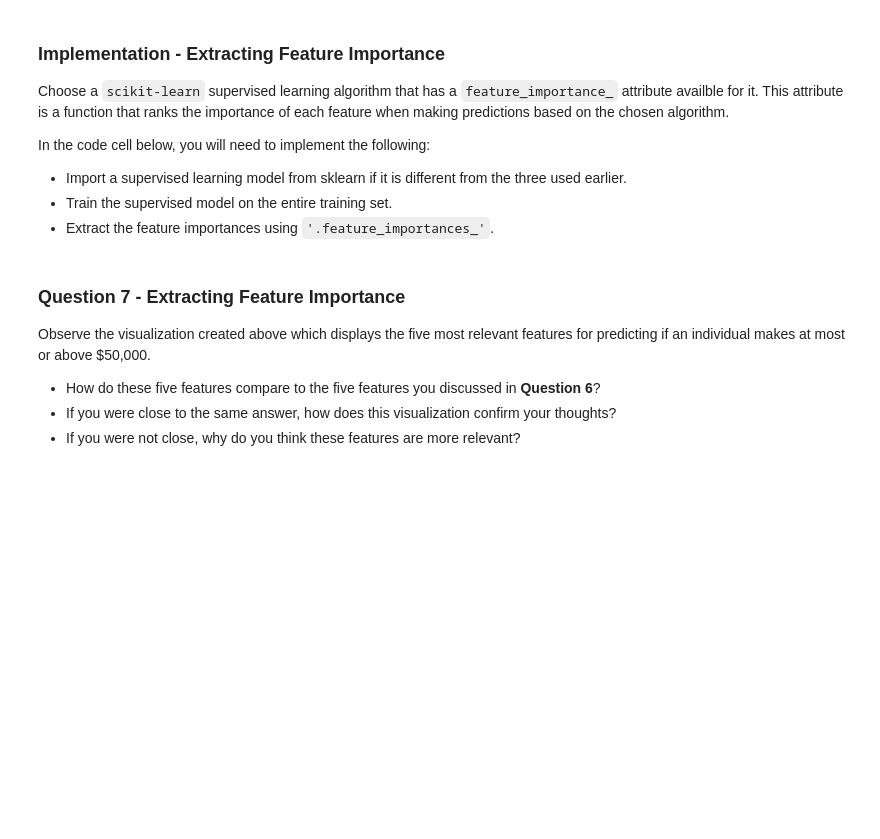
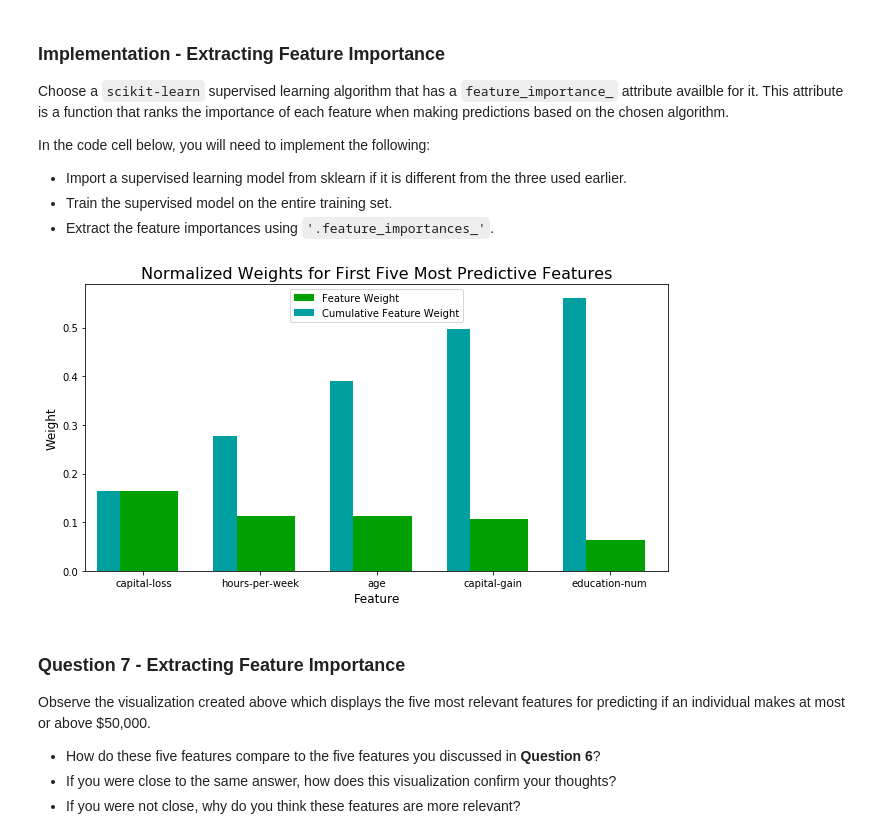
Before and after one commit to japinder007/finding_donors, a Jupyter notebook: finding_donors.ipynb, the cells around one changed output. Drawn from its saved outputs; the diff is of its cells as text; code cells hidden in the pictures; blank space fills up the shorter version.

```diff
--- a/finding_donors.ipynb
+++ b/finding_donors.ipynb
@@ -668,15 +690,18 @@ In the code cell below, you will need to implement the following:
 # %%
 # TODO: Import a supervised learning model that has 'feature_importances_'
 
 
 # TODO: Train the supervised model on the training set using .fit(X_train, y_train)
-model = None
+# I am using the best fit model from cross validation above.
+model = best_clf
 
 # TODO: Extract the feature importances using .feature_importances_
-importances = None
+importances = model.feature_importances_
 
 # Plot
 vs.feature_plot(importances, X_train, y_train)
+# %% [output]
+[figure, added]
 # %% [markdown]
 ### Question 7 - Extracting Feature Importance
 
```
Also changed, not shown: parts of 10 cells of this notebook.
